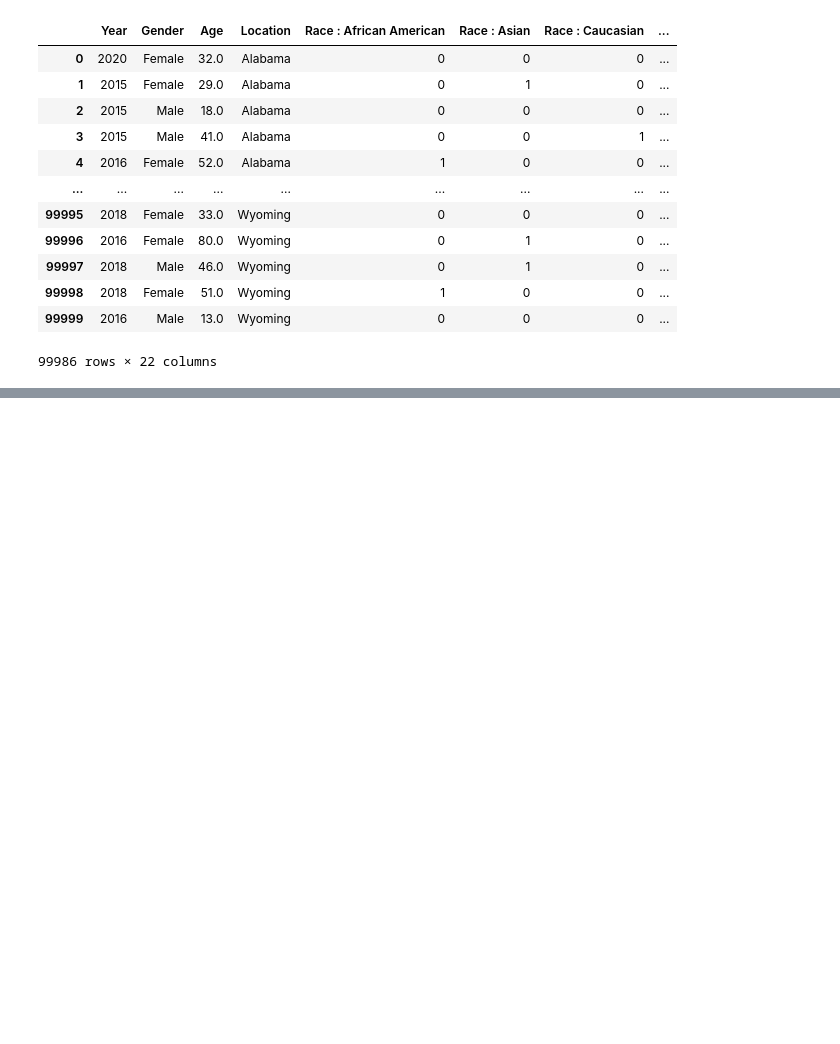
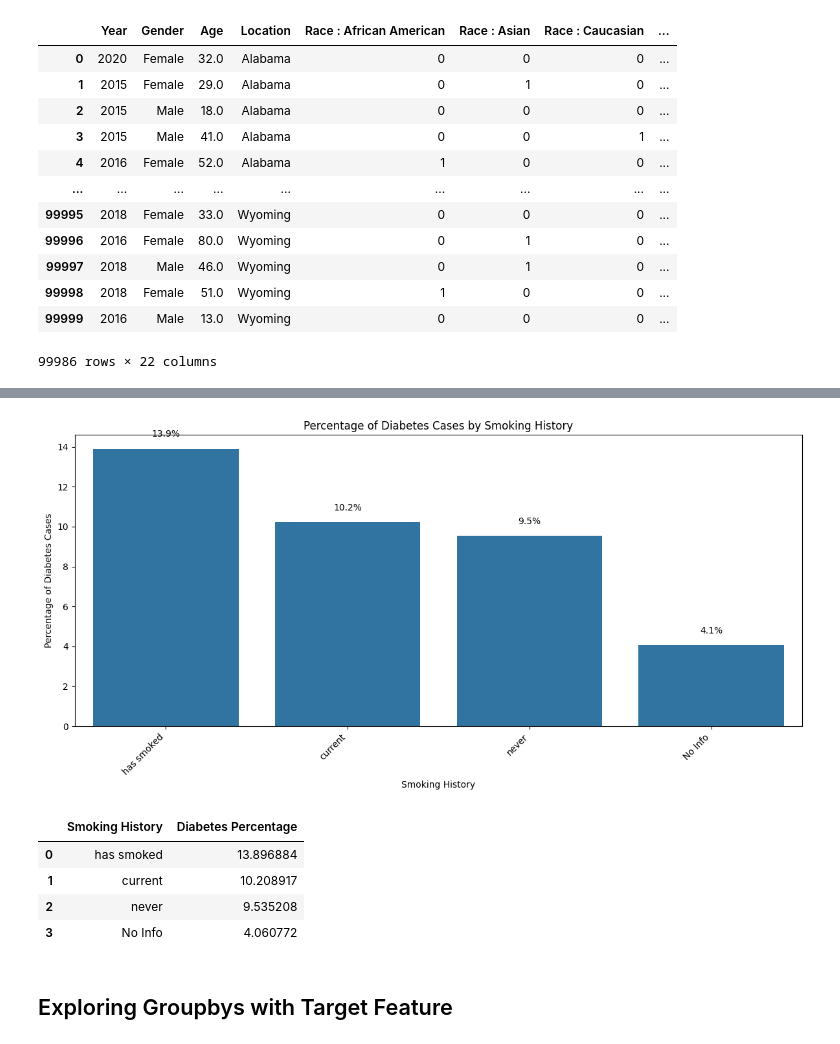
Before and after one commit to piiop/group-project-2, a Jupyter notebook: analysis.ipynb, the cells around one changed output, grey strips where cells are left out. Cells and saved outputs as stored; diff of their text form; code cells hidden in the pictures; blank space fills up the shorter version.

```diff
--- a/analysis.ipynb
+++ b/analysis.ipynb
@@ -948,0 +988,37 @@ df_clustered
+# %%
+# Try grouping the smoking categories
+
+df['Smoking History Grouped'] = df['Smoking History'].replace({'former': 'has smoked', 'ever': 'has smoked', 'not current': 'has smoked'})
+# %%
+# Examine the Smoking History categories with target feature
+
+# Calculate the percentage of diabetes cases for each Smoking History category
+smoking_diabetes_pct = df.groupby('Smoking History Grouped')['Diabetes'].mean() * 100
+smoking_diabetes_pct = smoking_diabetes_pct.sort_values(ascending=False).reset_index()
+smoking_diabetes_pct.columns = ['Smoking History', 'Diabetes Percentage']
+
+# Create the plot
+plt.figure(figsize=(12, 6))
+sns.barplot(data=smoking_diabetes_pct, x='Smoking History', y='Diabetes Percentage')
+
+# Customize the plot
+plt.title('Percentage of Diabetes Cases by Smoking History')
+plt.xlabel('Smoking History')
+plt.ylabel('Percentage of Diabetes Cases')
+plt.xticks(rotation=45, ha='right')
+
+# Add percentage labels on top of each bar
+for i, v in enumerate(smoking_diabetes_pct['Diabetes Percentage']):
+    plt.text(i, v + 0.5, f'{v:.1f}%', ha='center', va='bottom')
+
+plt.tight_layout()
+plt.show()
+# %% [output]
+[figure, added]
+|  | Smoking History | Diabetes Percentage |
+| 0 | has smoked | 13.896884 |
+| 1 | current | 10.208917 |
+| 2 | never | 9.535208 |
+| 3 | No Info | 4.060772 |
+# %% [markdown]
+## Exploring Groupbys with Target Feature
```
Also changed, not shown: parts of 16 cells of this notebook, 2 other files.
